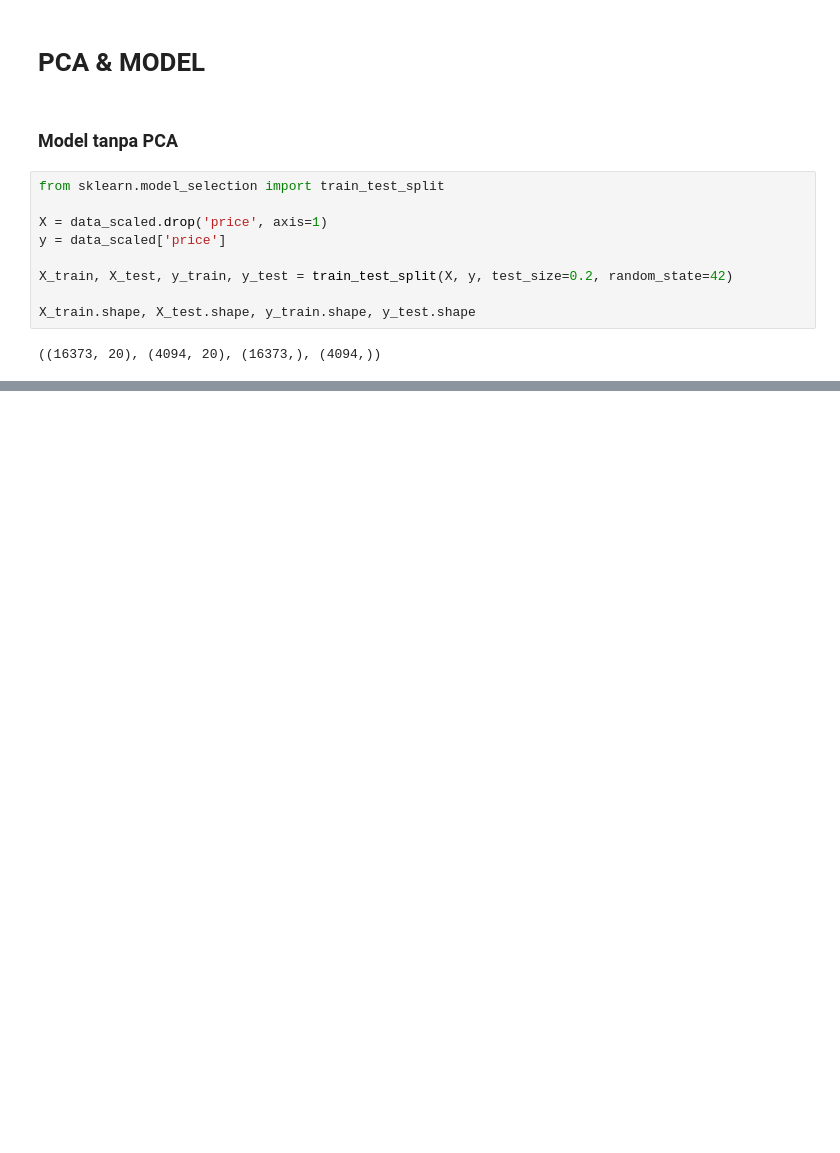
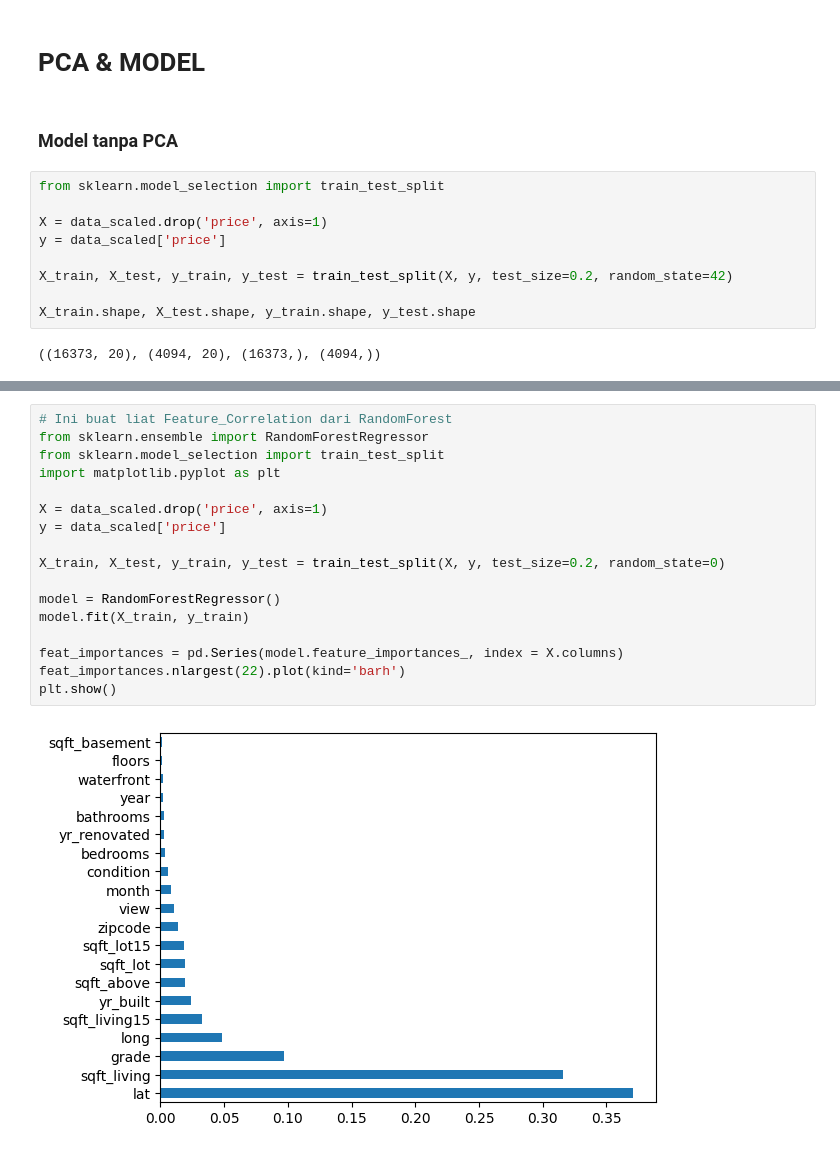
Before and after one commit to mirzhachrn/JaGidCad, a Jupyter notebook: Prediksi harga rumah/Code/newPrediksi.ipynb, the cells around one changed output, grey strips where cells are left out. Saved outputs shown, nothing was run; the diff lists cells and outputs as text; blank space fills up the shorter version.

```diff
--- a/Prediksi harga rumah/Code/newPrediksi.ipynb
+++ b/Prediksi harga rumah/Code/newPrediksi.ipynb
@@ -321,2 +321,21 @@ PCA sqft_above: 0.05890697952250482
+# %%
+# Ini buat liat Feature_Correlation dari RandomForest
+from sklearn.ensemble import RandomForestRegressor
+from sklearn.model_selection import train_test_split
+import matplotlib.pyplot as plt
+
+X = data_scaled.drop('price', axis=1)
+y = data_scaled['price']
+
+X_train, X_test, y_train, y_test = train_test_split(X, y, test_size=0.2, random_state=0)
+
+model = RandomForestRegressor()
+model.fit(X_train, y_train)
+
+feat_importances = pd.Series(model.feature_importances_, index = X.columns)
+feat_importances.nlargest(22).plot(kind='barh')
+plt.show()
+# %% [output]
+[figure, added]
 # %%
 # random forest
```
Also changed, not shown: parts of 16 cells of this notebook, 1 other file.
